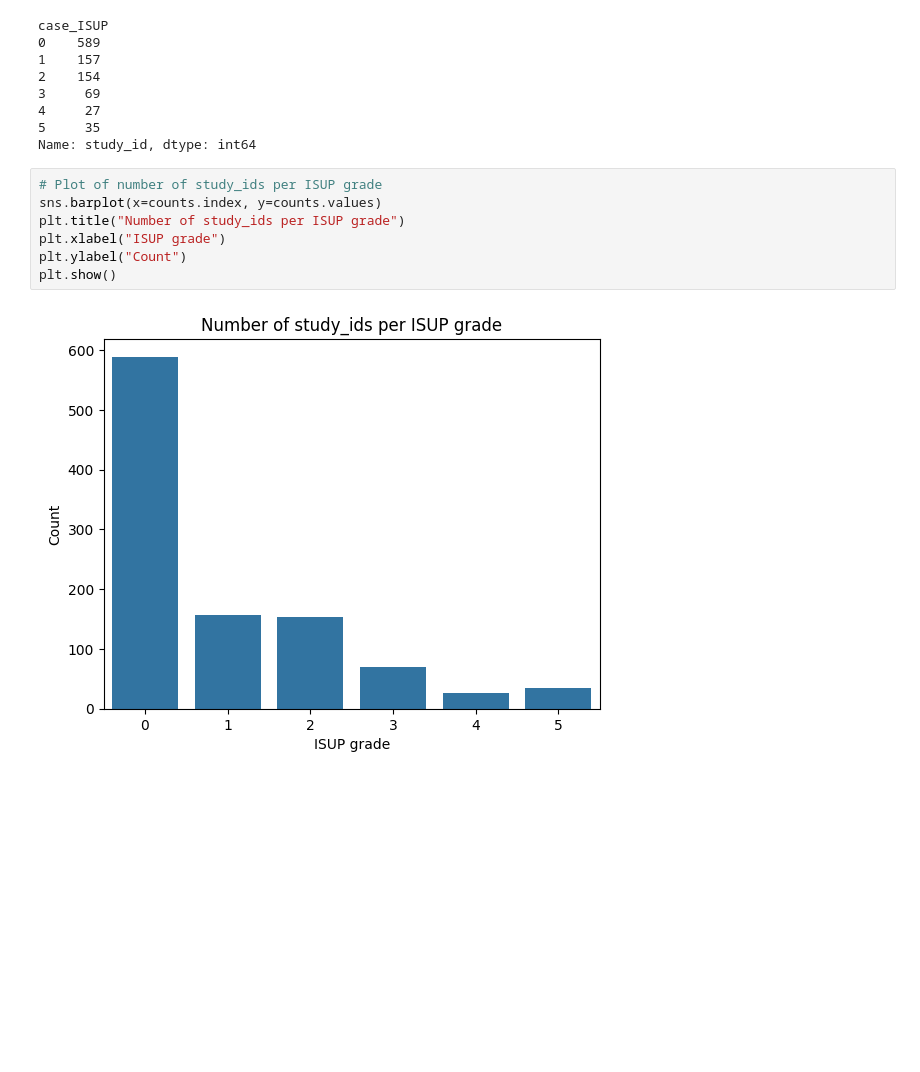
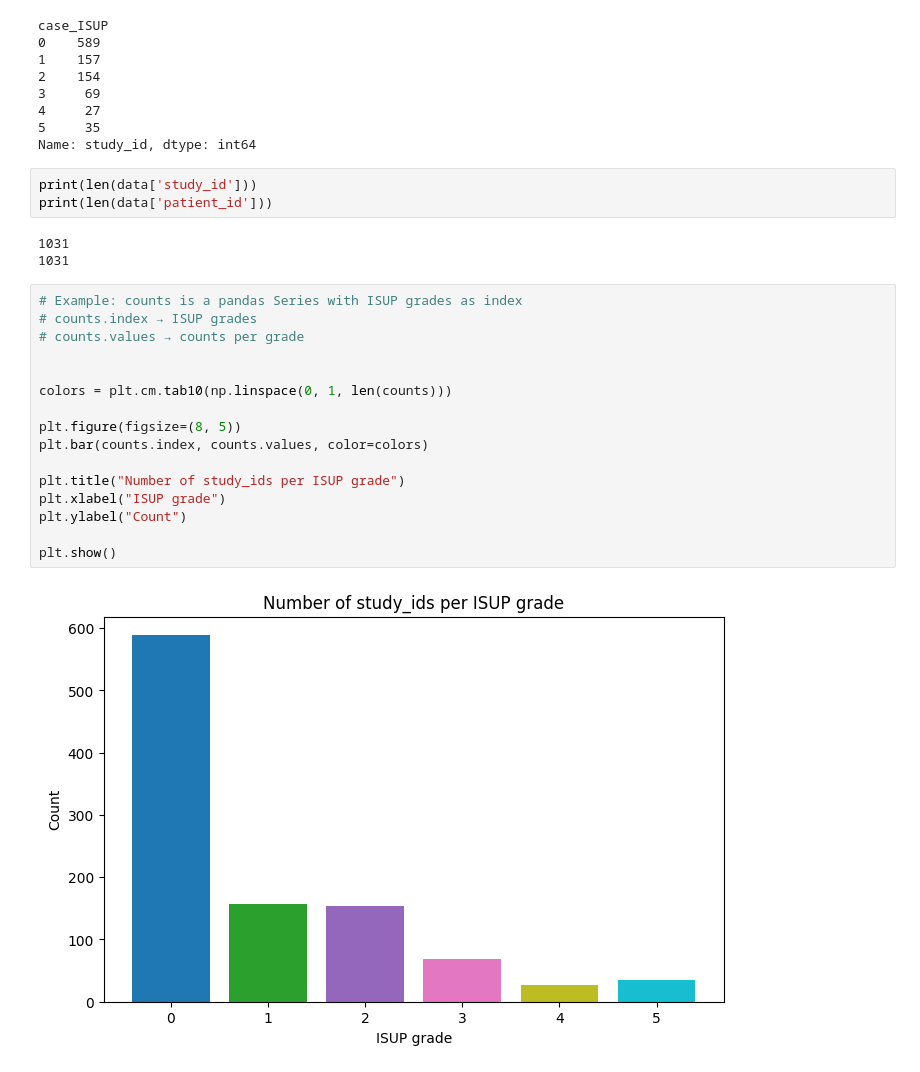
Before and after one commit to anchrysoula/Master_thesis, a Jupyter notebook: notebooks/statistics.ipynb, the cells around one changed output. Cells and saved outputs as stored; diff of their text form; blank space fills up the shorter version.

```diff
--- a/notebooks/statistics.ipynb
+++ b/notebooks/statistics.ipynb
@@ -31,12 +33,27 @@ case_ISUP
 4     27
 5     35
 Name: study_id, dtype: int64
-# %%
-# Plot of number of study_ids per ISUP grade
-sns.barplot(x=counts.index, y=counts.values)
-plt.title("Number of study_ids per ISUP grade")
-plt.xlabel("ISUP grade")
-plt.ylabel("Count")
-plt.show()
-# %% [output]
-[figure, removed]
+# %%
+print(len(data['study_id']))
+print(len(data['patient_id']))
+# %% [output]
+1031
+1031
+# %%
+# Example: counts is a pandas Series with ISUP grades as index
+# counts.index → ISUP grades
+# counts.values → counts per grade
+
+
+colors = plt.cm.tab10(np.linspace(0, 1, len(counts)))
+
+plt.figure(figsize=(8, 5))
+plt.bar(counts.index, counts.values, color=colors)
+
+plt.title("Number of study_ids per ISUP grade")
+plt.xlabel("ISUP grade")
+plt.ylabel("Count")
+
+plt.show()
+# %% [output]
+[figure, added]
```
Also changed, not shown: parts of 7 cells of this notebook.
